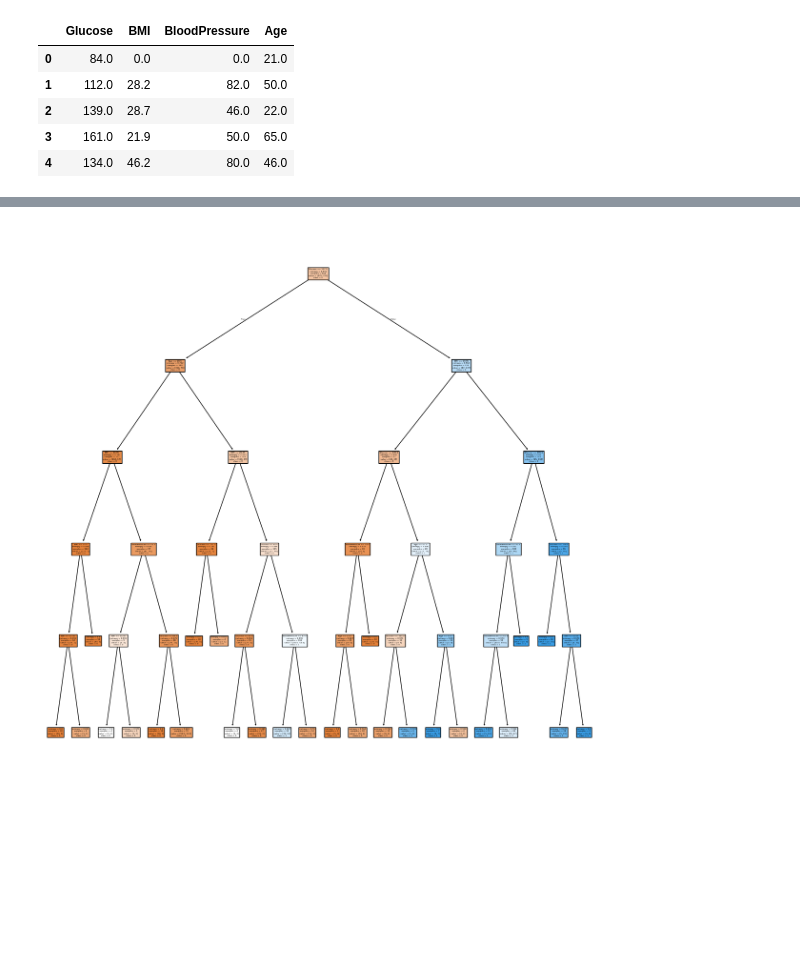
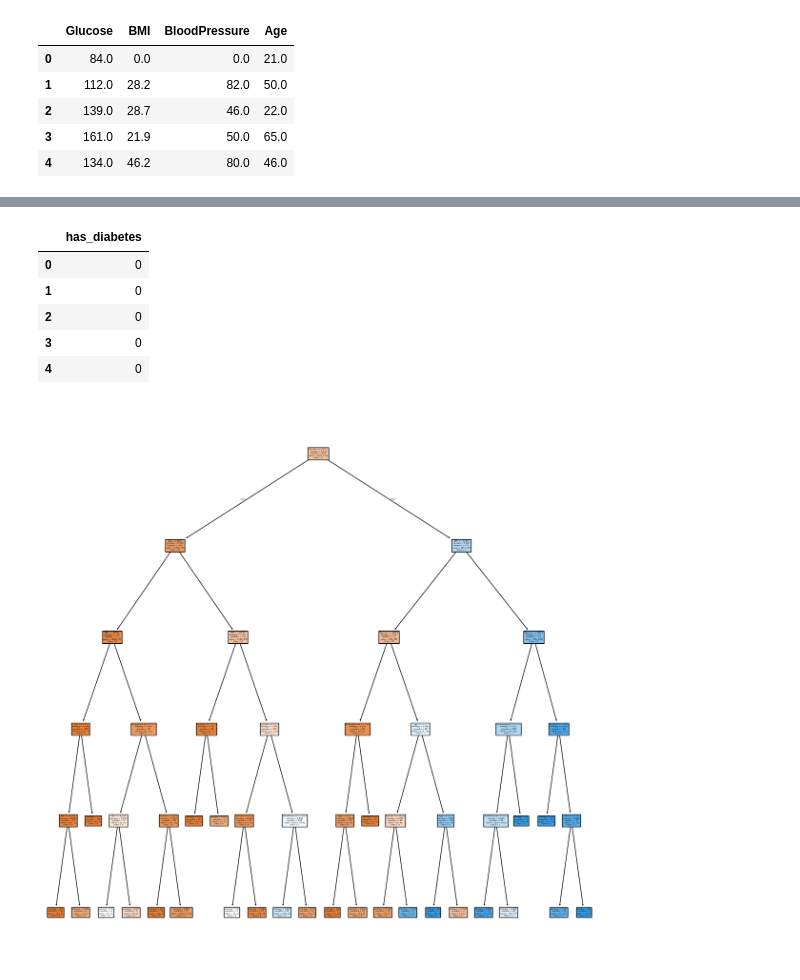
Before and after one commit to dianamonroe/Boosting_Algorithms, a Jupyter notebook: src/explore.ipynb, the cells around one changed output, grey strips where cells are left out. Cells and saved outputs as stored; diff of their text form; code cells hidden in the pictures; blank space fills up the shorter version.

```diff
--- a/src/explore.ipynb
+++ b/src/explore.ipynb
@@ -41,3 +50,12 @@ X_train.head()
+# %%
+y_test.head()
+# %% [output]
+|  | has_diabetes |
+| 0 | 0 |
+| 1 | 0 |
+| 2 | 0 |
+| 3 | 0 |
+| 4 | 0 |
 # %%
 # 10.A) Applying Decision Tree -again- to data set for Random Forest comparsion
 
```
Also changed, not shown: parts of 6 cells of this notebook.
